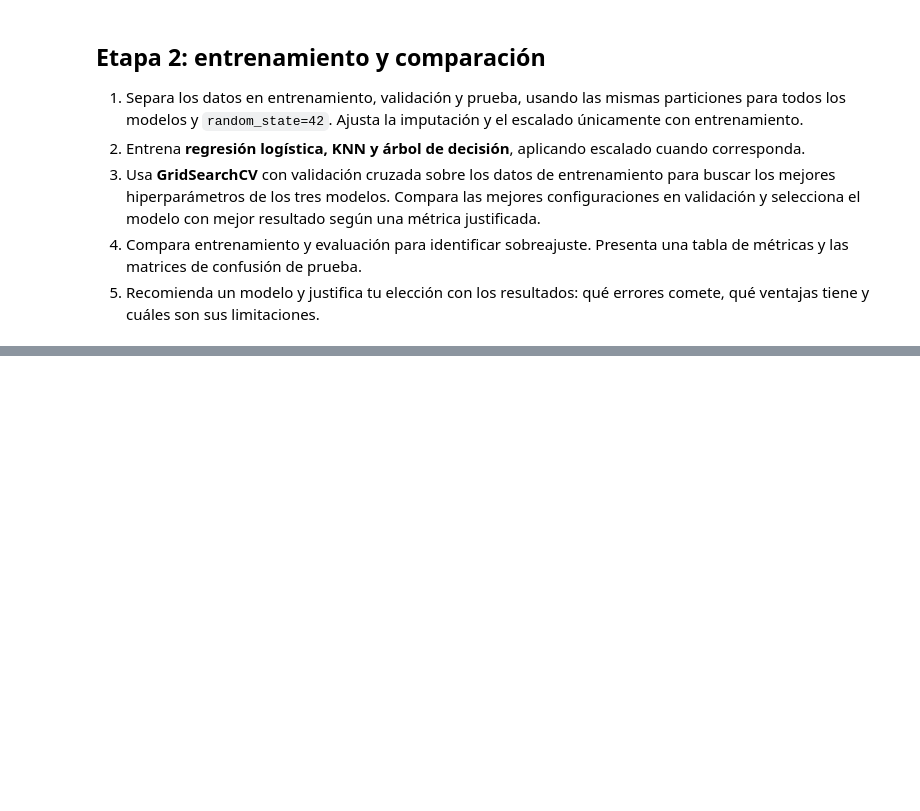
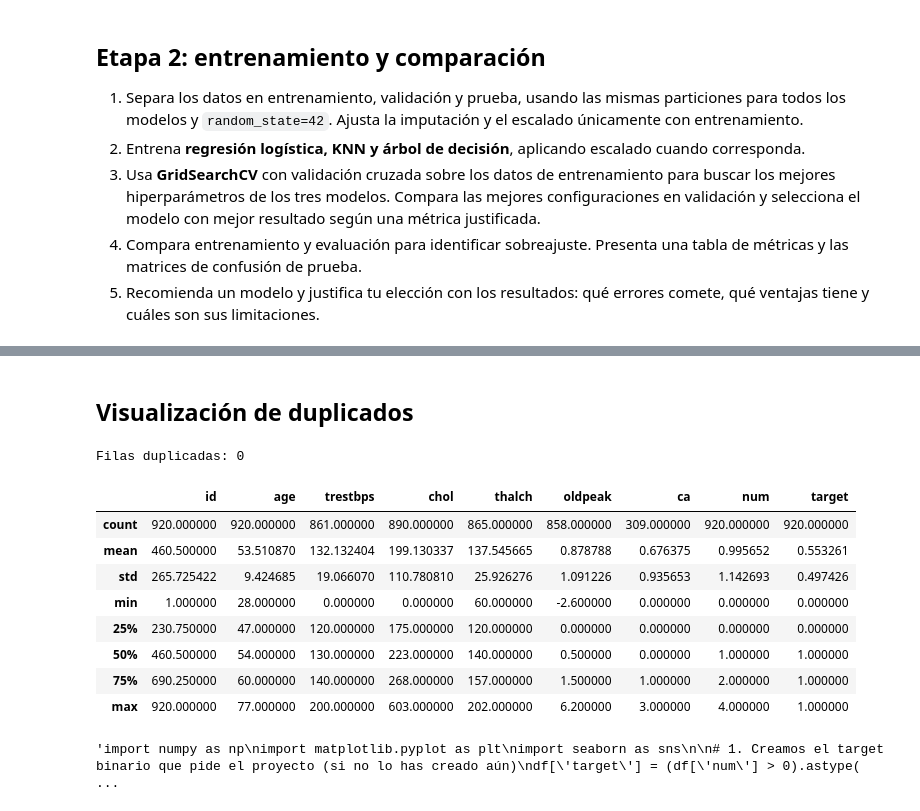
Before and after one commit to Ferchwood21/ml-course-2026, a Jupyter notebook: workspace/chapter_05/01_proyecto_comparacion_modelos.ipynb, the cells around one changed output, grey strips where cells are left out. Saved outputs shown, nothing was run; the diff lists cells and outputs as text; code cells hidden in the pictures; blank space fills up the shorter version.

Commit message:
Guardo avances en notebooks y proyecto del capitulo 5

```diff
--- a/workspace/chapter_05/01_proyecto_comparacion_modelos.ipynb
+++ b/workspace/chapter_05/01_proyecto_comparacion_modelos.ipynb
@@ -22,0 +70,20 @@ Utiliza el dataset [UCI Heart Disease de Kaggle](https://www.kaggle.com/datasets
+# %%
+from pathlib import Path
+import matplotlib.pyplot as plt
+import numpy as np
+import pandas as pd
+import seaborn as sns
+from sklearn.metrics import root_mean_squared_error
+from sklearn.model_selection import GridSearchCV, StratifiedKFold, cross_val_score, train_test_split
+from sklearn.tree import DecisionTreeClassifier, DecisionTreeRegressor, plot_tree
+from sklearn.model_selection import KFold
+from sklearn.neighbors import KNeighborsClassifier, KNeighborsRegressor
+from sklearn.pipeline import Pipeline
+from sklearn.preprocessing import StandardScaler
+from sklearn.impute import SimpleImputer
+from sklearn.preprocessing import OneHotEncoder
+from sklearn.compose import ColumnTransformer
+from sklearn.metrics import confusion_matrix, f1_score, roc_auc_score, roc_curve
+raiz = next(p for p in [Path.cwd(), *Path.cwd().parents] if (p / "pyproject.toml").exists())
+df = pd.read_csv(raiz / "data" / "heart_disease_uci.csv")
+df.head()
@@ -22,0 +157,53 @@ Utiliza el dataset [UCI Heart Disease de Kaggle](https://www.kaggle.com/datasets
+# %% [markdown]
+## Visualización de duplicados
+# %%
+print("Filas duplicadas:", df.duplicated().sum())
+# %% [output]
+Filas duplicadas: 0
+# %%
+df.describe()
+# %% [output]
+|  | id | age | trestbps | chol | thalch | oldpeak | ca | num | target |
+| count | 920.000000 | 920.000000 | 861.000000 | 890.000000 | 865.000000 | 858.000000 | 309.000000 | 920.000000 | 920.000000 |
+| mean | 460.500000 | 53.510870 | 132.132404 | 199.130337 | 137.545665 | 0.878788 | 0.676375 | 0.995652 | 0.553261 |
+| std | 265.725422 | 9.424685 | 19.066070 | 110.780810 | 25.926276 | 1.091226 | 0.935653 | 1.142693 | 0.497426 |
+| min | 1.000000 | 28.000000 | 0.000000 | 0.000000 | 60.000000 | -2.600000 | 0.000000 | 0.000000 | 0.000000 |
+| 25% | 230.750000 | 47.000000 | 120.000000 | 175.000000 | 120.000000 | 0.000000 | 0.000000 | 0.000000 | 0.000000 |
+| 50% | 460.500000 | 54.000000 | 130.000000 | 223.000000 | 140.000000 | 0.500000 | 0.000000 | 1.000000 | 1.000000 |
+| 75% | 690.250000 | 60.000000 | 140.000000 | 268.000000 | 157.000000 | 1.500000 | 1.000000 | 2.000000 | 1.000000 |
+| max | 920.000000 | 77.000000 | 200.000000 | 603.000000 | 202.000000 | 6.200000 | 3.000000 | 4.000000 | 1.000000 |
+# %%
+"""import numpy as np
+import matplotlib.pyplot as plt
+import seaborn as sns
+
+# 1. Creamos el target binario que pide el proyecto (si no lo has creado aún)
+df['target'] = (df['num'] > 0).astype(int)
+
+# 2. Seleccionamos solo las variables numéricas de interés (excluyendo 'id')
+columnas_numericas = df.select_dtypes(include=[np.number]).columns.drop('id', errors='ignore')
+corr_matrix = df[columnas_numericas].corr()
+
+# 3. Creamos una máscara triangular para no repetir la información simétrica
+mask = np.triu(np.ones_like(corr_matrix, dtype=bool))
+
+# 4. Graficamos el mapa de calor
+plt.figure(figsize=(10, 8))
+sns.heatmap(
+    corr_matrix,
+    mask=mask,
+    annot=True,
+    fmt=".2f",
+    cmap="coolwarm",
+    vmin=-1,
+    vmax=1,
+    linewidths=0.5,
+    square=True,
+    cbar_kws={"shrink": 0.8}
+)
+
+plt.title("Matriz de Correlación de Variables Numéricas", fontsize=14, pad=15)
+plt.tight_layout()
+plt.show()"""
+# %% [output]
+'import numpy as np\nimport matplotlib.pyplot as plt\nimport seaborn as sns\n\n# 1. Creamos el target binario que pide el proyecto (si no lo has creado aún)\ndf[\'target\'] = (df[\'num\'] > 0).astype( ...
```
Also changed, not shown: parts of 11 cells of this notebook, 5 other files.
